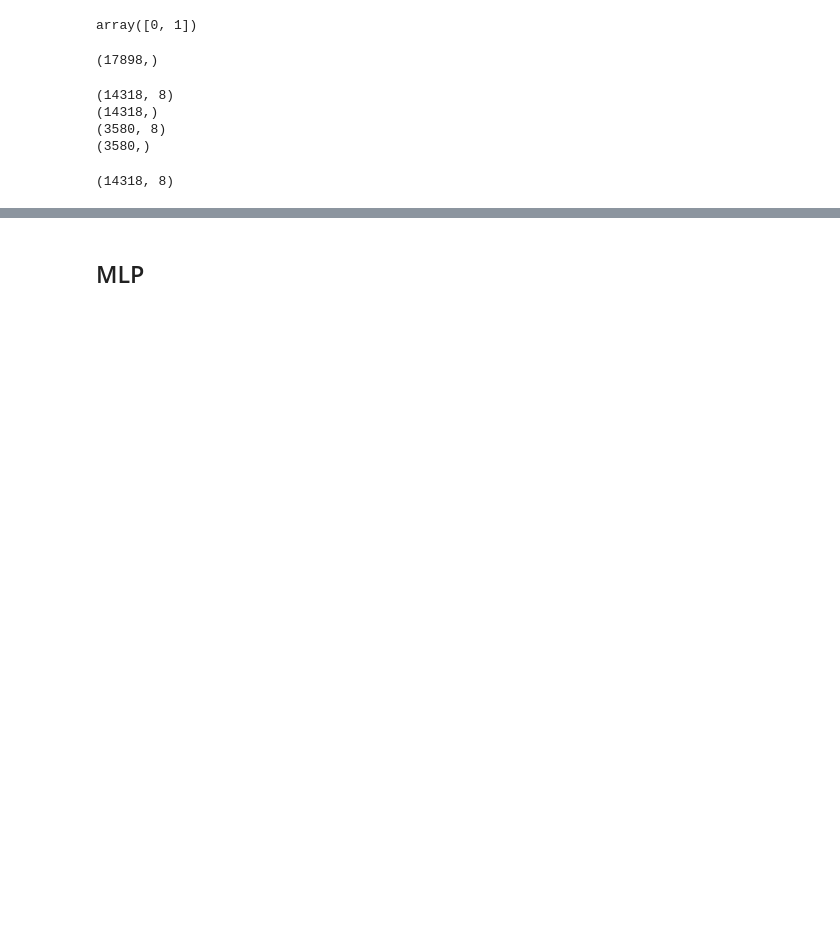
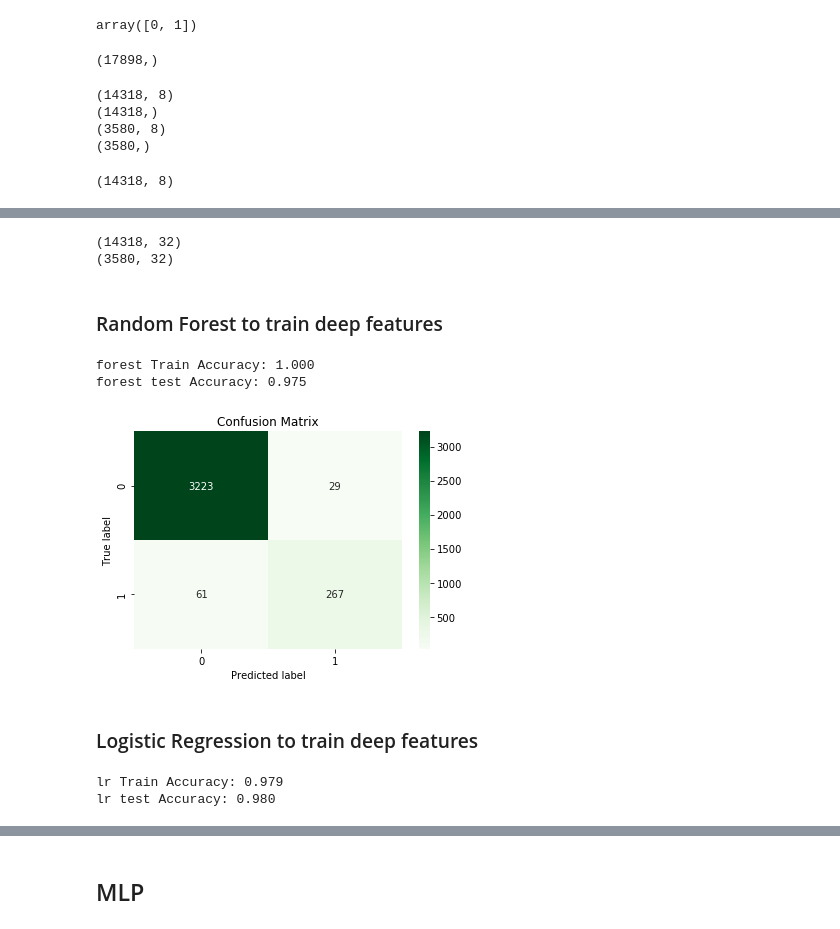
Before and after one commit to TOMMYWHY/158_736MachineLearning, a Jupyter notebook: assignment/project1/project02/pulsarStars_Tommy_A2.ipynb, the cells around one changed output, grey strips where cells are left out. Saved outputs shown, nothing was run; the diff lists cells and outputs as text; code cells hidden in the pictures; blank space fills up the shorter version.

```diff
--- a/assignment/project1/project02/pulsarStars_Tommy_A2.ipynb
+++ b/assignment/project1/project02/pulsarStars_Tommy_A2.ipynb
@@ -126,0 +252,6 @@ Using TensorFlow backend.
+# %%
+hist = ann_model.fit(X_train, y_train,
+                    batch_size=64,
+                    epochs=5,
+                    verbose=1,
+                    validation_data=(X_test, y_test))
@@ -126,0 +270,3 @@ Using TensorFlow backend.
+# %%
+intermediate_layer_model = Model(inputs = ann_model.input, outputs = ann_model.layers[2].output)
+intermediate_layer_model.summary()
@@ -126,0 +290,48 @@ Using TensorFlow backend.
+# %%
+X_mid_layer_train = intermediate_layer_model.predict(X_train)
+X_mid_layer_test = intermediate_layer_model.predict(X_test)
+print(X_mid_layer_train.shape)
+print(X_mid_layer_test.shape)
+# %% [output]
+(14318, 32)
+(3580, 32)
+# %% [markdown]
+### Random Forest to train deep features
+# %%
+forest = RandomForestClassifier(criterion='gini', n_estimators = 100, random_state =123)
+forest.fit(X_mid_layer_train,y_train)
+
+y_train_predict = forest.predict(X_mid_layer_train)
+print ("forest Train Accuracy: %.3f" % accuracy_score(y_train,y_train_predict))
+y_test_predict = forest.predict(X_mid_layer_test)
+print ("forest test Accuracy: %.3f" % accuracy_score(y_test,y_test_predict))
+# %% [output]
+forest Train Accuracy: 1.000
+forest test Accuracy: 0.975
+# %%
+matrix = confusion_matrix(y_test, y_test_predict)
+fig, ax = plt.subplots(figsize=(6, 4))
+sns.heatmap(matrix, annot=True, cmap='Greens', fmt='d', ax=ax)
+plt.title('Confusion Matrix')
+plt.xlabel('Predicted label')
+labels = np.unique(y_test)
+plt.xticks(np.arange(len(labels))+0.5,labels)
+plt.ylabel('True label')
+plt.yticks(np.arange(len(labels))+0.5,labels)
+plt.show()
+# %% [output]
+[figure, added]
+# %% [markdown]
+### Logistic Regression to train deep features
+# %%
+
+lr = LogisticRegression(C=10,max_iter = 100, tol=.1,solver='sag')
+lr.fit(X_mid_layer_train,y_train)
+
+y_train_predict = lr.predict(X_mid_layer_train)
+print ("lr Train Accuracy: %.3f" % accuracy_score(y_train,y_train_predict))
+y_test_predict = lr.predict(X_mid_layer_test)
+print ("lr test Accuracy: %.3f" % accuracy_score(y_test,y_test_predict))
+# %% [output]
+lr Train Accuracy: 0.979
+lr test Accuracy: 0.980
```
Also changed, not shown: parts of 47 cells of this notebook, 6 other files.
